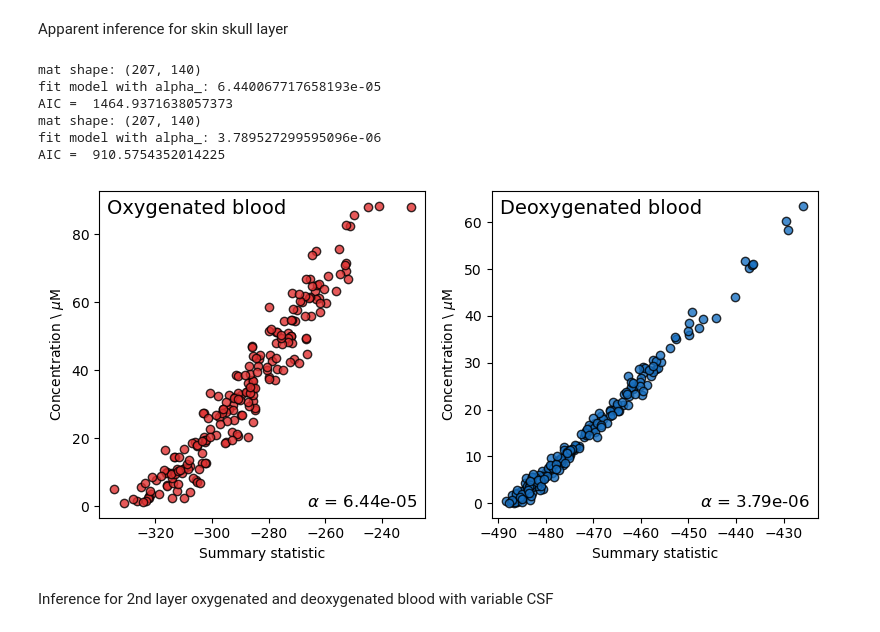
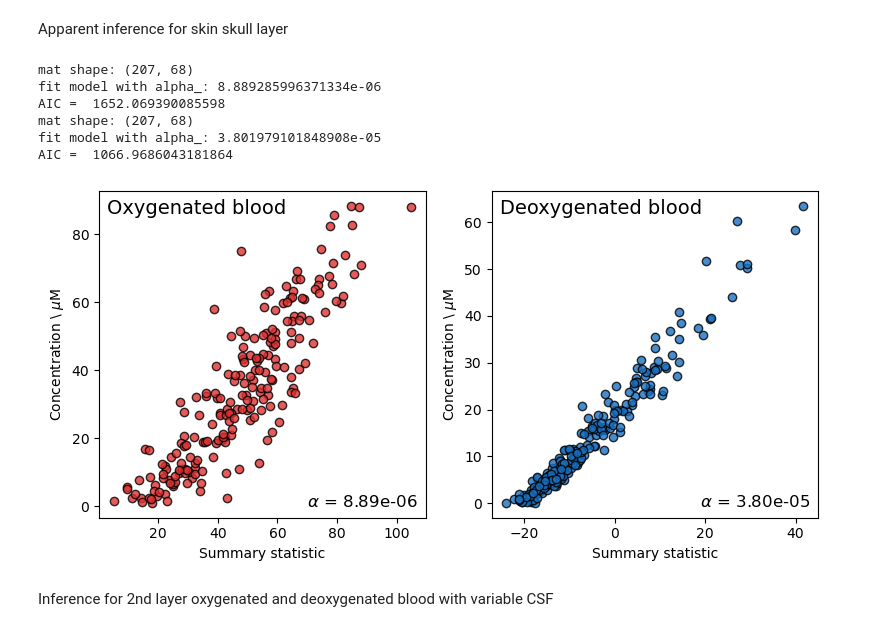
Before and after one commit to sebmorris/mcml-analysis, a Jupyter notebook: abc.ipynb, the cells around one changed output. Cells and saved outputs as stored; diff of their text form; code cells hidden in the pictures.

```diff
--- a/abc.ipynb
+++ b/abc.ipynb
@@ -177,6 +177,13 @@ def fit_text(model):
     combined_string = '\n'.join([aic_string, alpha_string])
 
     return aic_string, alpha_string, combined_string
+
+def pairwise(iterable):
+    "s -> (s0, s1), (s2, s3), (s4, s5), ..."
+    a = iter(iterable)
+    b = iter(iterable)
+    next(b)
+    return zip(a, b)
 # %% [markdown]
 Creating a figure for CSF inference
 # %%
@@ -199,6 +206,25 @@ fig, axs = plt.subplots(nrows=1, ncols=2, figsize=(8, 4), sharey='all')
 for dist, power, ax, label in zip(distances, powers, axs, labels):
     _, _, df_, model = run_whole_thing(dist, df, target, extra_powers=power)
     x, y = df_['summary_stat'], df_[target]
+
+    x = np.array(x)
+    bins = np.linspace(min(x), max(x), 20)
+    epsilon = bins[1] - bins[0]
+    bins_x = []
+    bins_y = []
+    std_y = []
+    for i, (lower, upper) in enumerate(pairwise(bins)):
+        mask = (lower < x) & (x < upper)
+        subset_x = x[mask]
+        if len(subset_x) < 5:
+            continue
+        subset_y = y[mask]
+        bins_y.append(np.mean(subset_y))
+        std_y.append(np.std(subset_y))
+        bins_x.append((lower + upper) / 2)
+
+    ax.fill_between(bins_x, np.array(bins_y) - np.array(std_y), np.array(bins_y) + np.array(std_y), color=colors['grape'][1])
+
     kwargs = point_style_kwargs.copy()
     kwargs['color'] = colors['grape'][8]
     ax.scatter(x, y, **kwargs)
@@ -207,6 +233,12 @@ for dist, power, ax, label in zip(distances, powers, axs, labels):
     _, _, combined_string =  fit_text(model)
     add_bottom_right_text(combined_string, ax)
 
+    print(std_y)
+
+    ax.plot(bins_x, bins_y, 'black')
+
+
+
 axs[0].set_ylabel('CSF layer height / cm')
 plt.tight_layout()
 plt.savefig('./figure_generation/figures/csf_inference.png', dpi=600, transparent=True)
@@ -222,39 +257,39 @@ AIC =  -94.33809411635553
 # %% [markdown]
 Apparent inference for skin skull layer
 # %%
-distances = [10, 15]
+distances = [10]
 powers = [2, 3, 4]
 
 labels = ['Oxygenated blood', 'Deoxygenated blood']
 targets = ['oxy_blood_one', 'deoxy_blood_one']
 scatter_colors = [colors['red'][8], colors['blue'][8]]
 
 fig, axs = plt.subplots(nrows=1, ncols=2, figsize=(8, 4))
 
 for ax, label, target, color in zip(axs, labels, targets, scatter_colors):
     _, _, df_, model = run_whole_thing(distances, df, target, extra_powers=powers)
     x, y = df_['summary_stat'], df_[target]
     kwargs = point_style_kwargs.copy()
     kwargs['color'] = color
     ax.scatter(x, y, **kwargs)
     ax.set_xlabel('Summary statistic')
     ax.set_ylabel(r'Concentration \ $\mu$M')
     add_top_left_text(label, ax)
     _, alpha_string, _ = fit_text(model)
     add_bottom_right_text(alpha_string, ax)
 
 plt.tight_layout()
 plt.savefig('./figure_generation/figures/first_layer_inference.png', dpi=600, transparent=True)
 plt.savefig('./figure_generation/figures/first_layer_inference.pdf', dpi=600, transparent=True)
 plt.show()
 # %% [output]
-mat shape: (207, 140)
-fit model with alpha_: 6.440067717658193e-05
-AIC =  1464.9371638057373
-mat shape: (207, 140)
-fit model with alpha_: 3.789527299595096e-06
-AIC =  910.5754352014225
+mat shape: (207, 68)
+fit model with alpha_: 8.889285996371334e-06
+AIC =  1652.069390085598
+mat shape: (207, 68)
+fit model with alpha_: 3.801979101848908e-05
+AIC =  1066.9686043181864
-[figure, old version]
+[figure, new version]
 # %% [markdown]
 Inference for 2nd layer oxygenated and deoxygenated blood with variable CSF
 # %%
```
Also changed, not shown: parts of 1 cell of this notebook, 9 other files.
